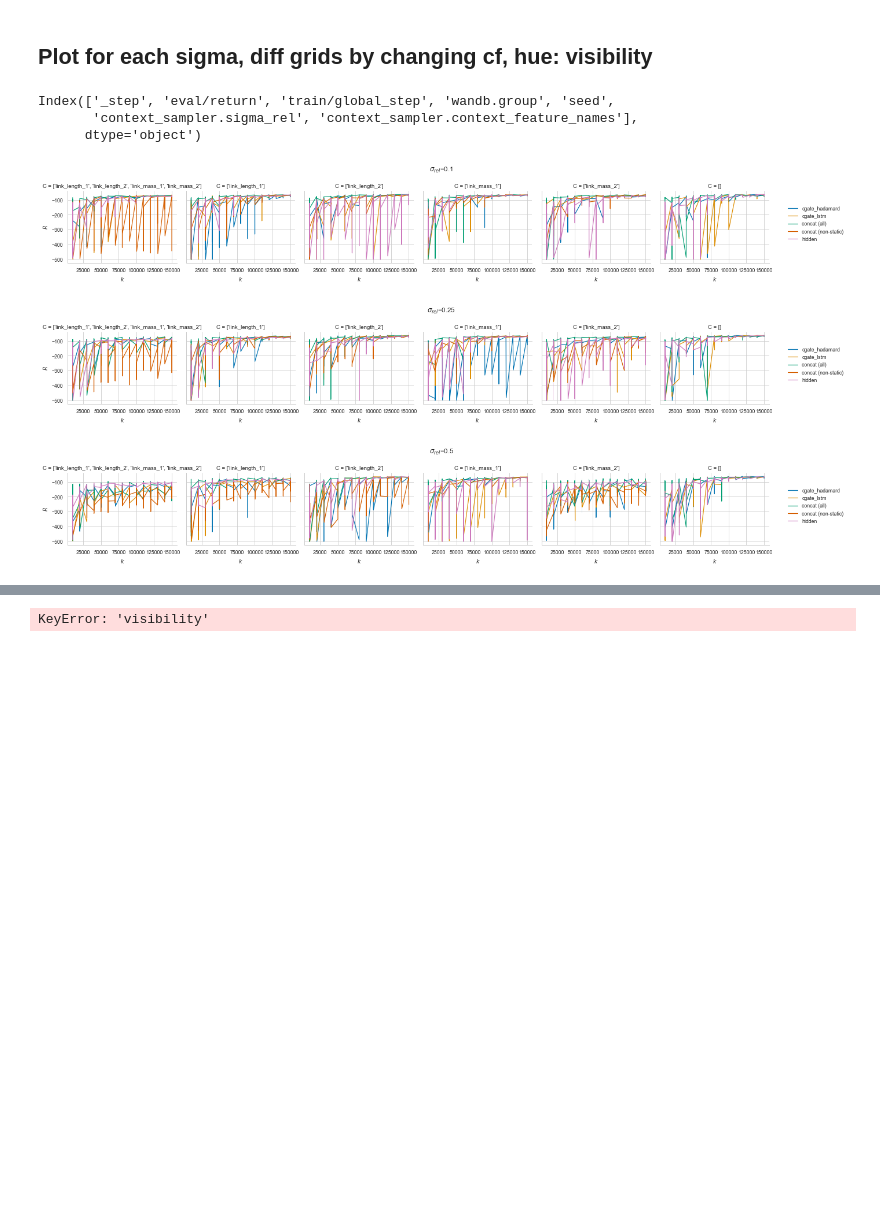
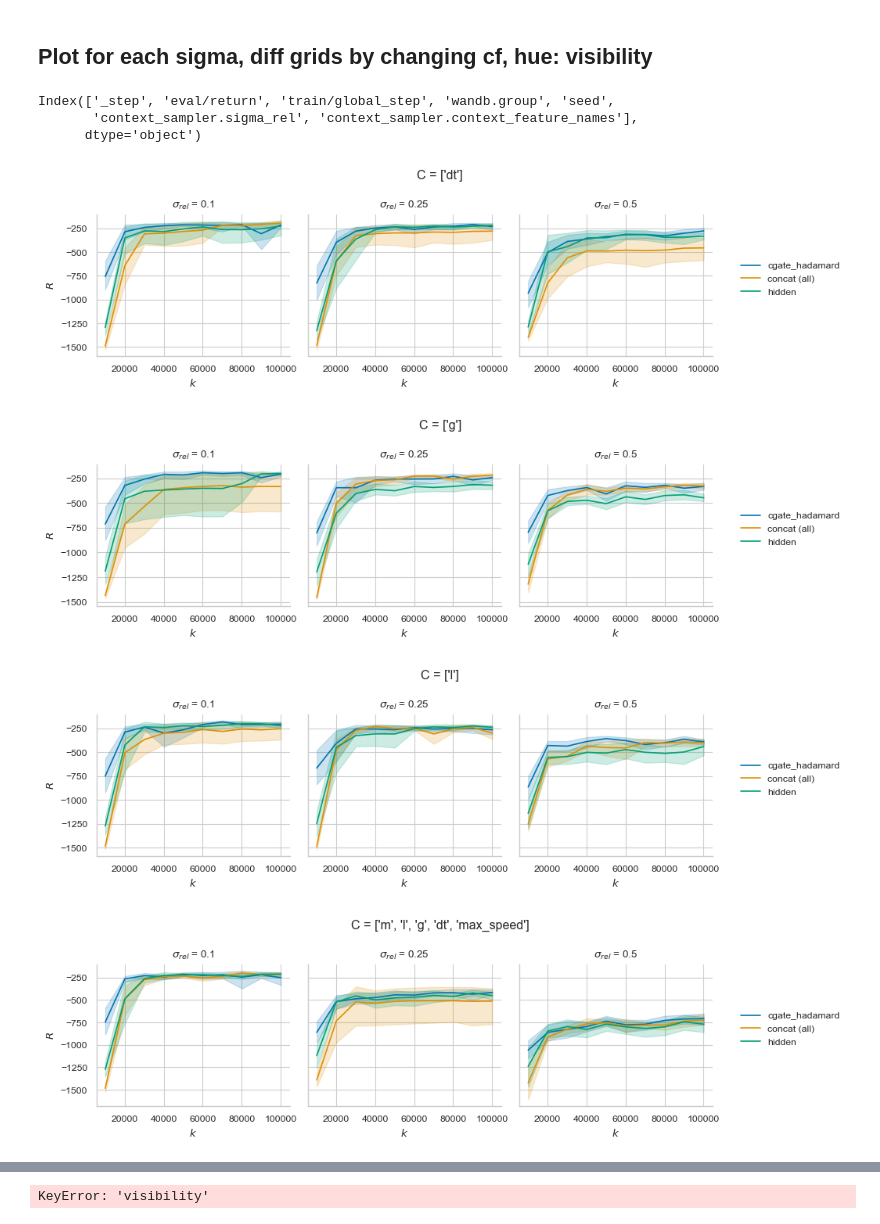
Before and after one commit to automl/CARL, a Jupyter notebook: experiments/evaluation/eval_benchmarking.ipynb, the cells around one changed output, grey strips where cells are left out. Cells and saved outputs as stored; diff of their text form; code cells hidden in the pictures; blank space fills up the shorter version.

```diff
--- a/experiments/evaluation/eval_benchmarking.ipynb
+++ b/experiments/evaluation/eval_benchmarking.ipynb
@@ -135,7 +140,7 @@ import seaborn as sns
 fig_fn = f"data/{env_name}_differsigma.png"
 
 sns.set_style("whitegrid")
-sns.set_context("paper")#, font_scale=1)
+sns.set_context("paper", font_scale=1.25)
 
 plot_df = load_plot_df(plot_data_fn=plot_data_fn)
 palette = get_palette_visibility(plot_df)
@@ -148,6 +153,8 @@ grid.tight_layout()
 
 grid.figure.savefig(fig_fn, bbox_inches="tight", dpi=300)
 
+plt.show()
+
 # if env_name == "CARLPendulumEnv":
 #     ylim = (-600, -180)
 #     _ = [ax.set_ylim(*ylim) for ax in grid.axes.flatten()]
@@ -178,14 +198,14 @@ for group_id, group_df in groups:
 import matplotlib.pyplot as plt
 import seaborn as sns
 
-fig_fn = f"data/{env_name}_differsigma.png"
+fig_fn = f"data/{env_name}_differcontextfeatures.png"
 
 sns.set_style("whitegrid")
 sns.set_context("paper")#, font_scale=1)
 
 plot_df = load_plot_df(plot_data_fn=plot_data_fn)
 palette = get_palette_visibility(plot_df)
-group_keys = [wandb_key_translator["context_sampler.sigma_rel"]]
+group_keys = [wandb_key_translator["context_sampler.context_feature_names"]]
 
 grid = sns.FacetGrid(data=plot_df, col=group_keys[0], legend_out=True)
 grid.map_dataframe(sns.lineplot, x=wkt["train/global_step"], y=wkt["eval/return"], hue=wkt["wandb.group"], palette=palette)
@@ -194,6 +214,8 @@ grid.tight_layout()
 
 grid.figure.savefig(fig_fn, bbox_inches="tight", dpi=300)
 
+plt.show()
+
 # if env_name == "CARLPendulumEnv":
 #     ylim = (-600, -180)
 #     _ = [ax.set_ylim(*ylim) for ax in grid.axes.flatten()]
@@ -207,28 +229,30 @@ Index(['_step', 'eval/return', 'train/global_step', 'wandb.group', 'seed',
 # %%
 import matplotlib.pyplot as plt
 import seaborn as sns
 
 sns.set_style("whitegrid")
 sns.set_context("paper")#, font_scale=1)
 
 plot_df = load_plot_df(plot_data_fn=plot_data_fn)
 palette = get_palette_visibility(plot_df)
-groups = plot_df.groupby(wkt["context_sampler.sigma_rel"])
+groups = plot_df.groupby(wkt["context_sampler.context_feature_names"])
 
 for group_id, group_df in groups:
-    group_keys = [wkt["context_sampler.context_feature_names"]]
+    group_keys = [wkt["context_sampler.sigma_rel"]]
     grid = sns.FacetGrid(data=group_df, col=group_keys[0], legend_out=True)
     grid.map_dataframe(sns.lineplot, x=wkt["train/global_step"], y=wkt["eval/return"], hue=wkt["wandb.group"], palette=palette)
     grid.add_legend()
-    grid.figure.suptitle(f"{wkt['context_sampler.sigma_rel']}={group_id}")
+    grid.figure.suptitle(f"{wkt['context_sampler.context_feature_names']} = {group_id}")
     grid.tight_layout()
 
     fig_fn = f"data/{env_name}_differcontextfeatures_{group_id}.png"
     grid.figure.savefig(fig_fn, bbox_inches="tight", dpi=300)
+    plt.show()
 # %% [output]
 Index(['_step', 'eval/return', 'train/global_step', 'wandb.group', 'seed',
        'context_sampler.sigma_rel', 'context_sampler.context_feature_names'],
       dtype='object')
-[figure, old version]
+[figure, new version]
-[figure, old version]
+[figure, new version]
-[figure, old version]
+[figure, new version]
+[figure, added]
```
Also changed, not shown: parts of 8 cells of this notebook, 1 other file.
